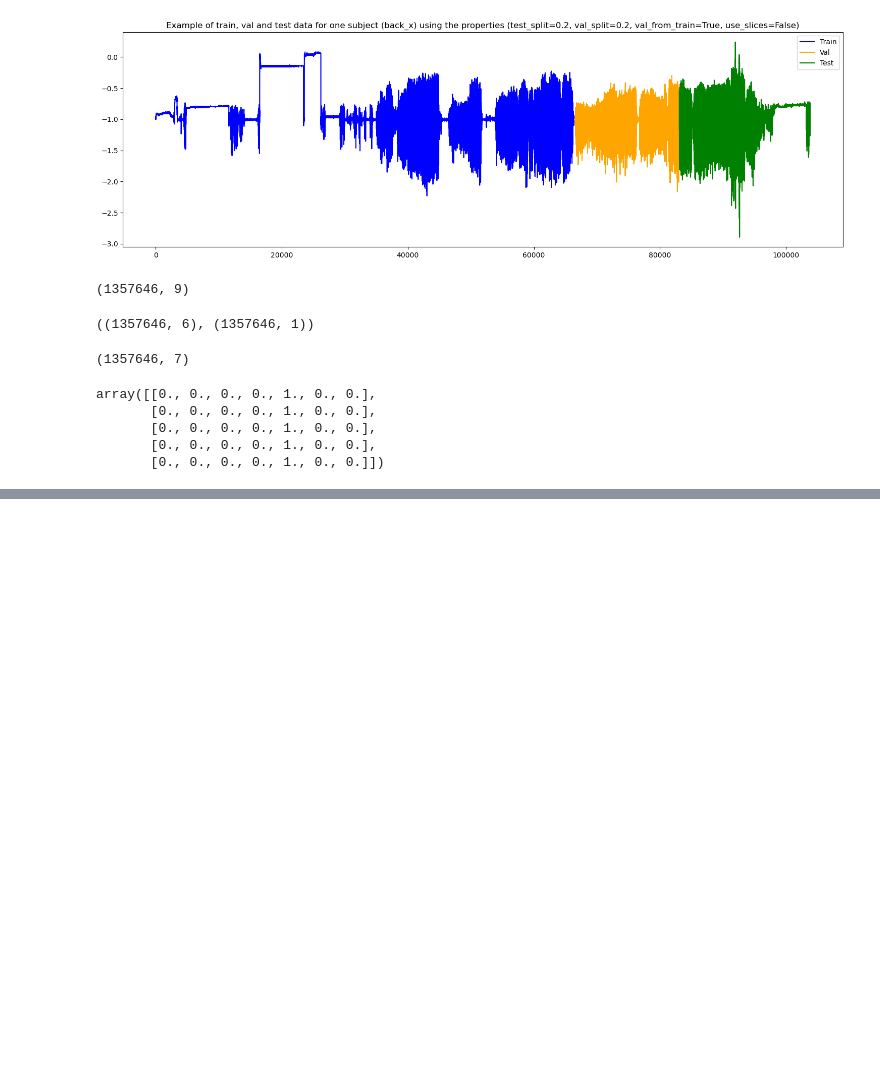
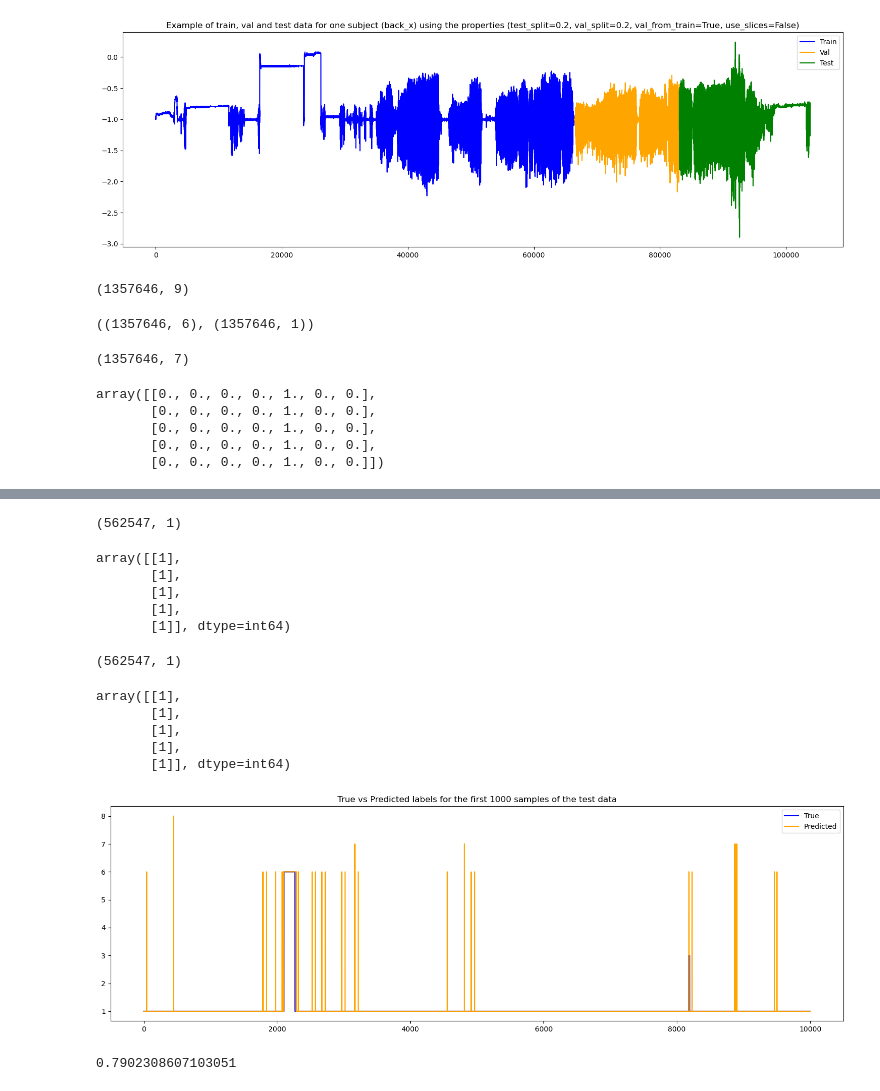
Before and after one commit to 007spy9/COM6906-Dissertation, a Jupyter notebook: training/basicESN_har70.ipynb, the cells around one changed output, grey strips where cells are left out. Drawn from its saved outputs; the diff is of its cells as text; code cells hidden in the pictures; blank space fills up the shorter version.

```diff
--- a/training/basicESN_har70.ipynb
+++ b/training/basicESN_har70.ipynb
@@ -196,0 +247,13 @@ esn.fit(X_train, y_train)
+# %%
+# Split the data into input and output
+X_test = test_df[input_columns].values
+y_test = test_df[output_columns].values
+
+# One-hot encode the labels
+y_test = encoder.transform(y_test).toarray()
+
+# Normalise the input data
+X_test = scaler.transform(X_test)
+
+# Check the shape of the data
+X_test.shape, y_test.shape
@@ -196,0 +281,6 @@ esn.fit(X_train, y_train)
+# %%
+# Now we can use the ESN to predict the output for the test data
+y_pred = esn.forward(X_test)
+
+# Check the shape of the predicted output
+y_pred.shape
@@ -196,0 +304,54 @@ esn.fit(X_train, y_train)
+# %%
+# The predicted output is a one-hot encoded array, so we need to decode it back to the original labels
+y_pred_decoded = encoder.inverse_transform(y_pred)
+
+# Check the shape of the decoded output
+y_pred_decoded.shape
+# %% [output]
+(562547, 1)
+# %%
+# Get the first few rows of the decoded output
+y_pred_decoded[:5]
+# %% [output]
+array([[1],
+       [1],
+       [1],
+       [1],
+       [1]], dtype=int64)
+# %%
+y_test_decoded = encoder.inverse_transform(y_test)
+
+# Check the shape of the decoded output
+y_test_decoded.shape
+# %% [output]
+(562547, 1)
+# %%
+y_test_decoded[:5]
+# %% [output]
+array([[1],
+       [1],
+       [1],
+       [1],
+       [1]], dtype=int64)
+# %%
+# Now we can evaluate the accuracy of the ESN on the test data
+# Start by plotting the true label and the predicted label on a graph
+plt.figure(figsize=(15, 5))
+plt.plot(y_test_decoded[:10000], label='True', color='blue')
+plt.plot(y_pred_decoded[:10000], label='Predicted', color='orange')
+plt.legend()
+plt.title('True vs Predicted labels for the first 1000 samples of the test data')
+
+plt.tight_layout()
+plt.show()
+# %% [output]
+[figure, added]
+# %%
+# Now we can calculate the accuracy of the ESN on the test data
+from sklearn.metrics import accuracy_score
+
+accuracy = accuracy_score(y_test_decoded, y_pred_decoded)
+
+accuracy
+# %% [output]
+0.7902308607103051
```
Also changed, not shown: parts of 13 cells of this notebook, 3 other files.
